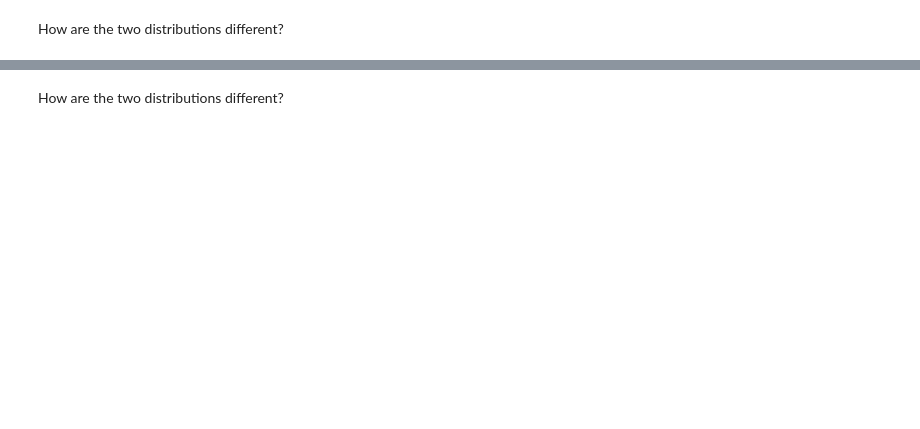
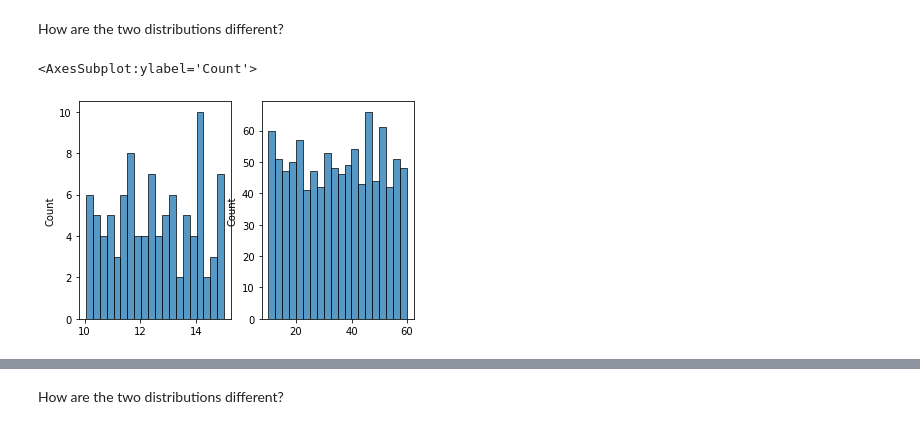
Before and after one commit to Ironhack-Data-Madrid-Marzo-2021/lab-continuous-probability-distribution, a Jupyter notebook: your-code/main.ipynb, the cells around one changed output, grey strips where cells are left out. Saved outputs shown, nothing was run; the diff lists cells and outputs as text; code cells hidden in the pictures; blank space fills up the shorter version.

```diff
--- a/your-code/main.ipynb
+++ b/your-code/main.ipynb
@@ -47,2 +55,11 @@ Your output should look like below:
+# %%
+# your code here
+def fun_num(bottom, ceiling, count):
+    x = uniform.rvs(size=count)
+    random = bottom + (ceiling - bottom) * x
+    return random
+
+num1 = fun_num(10, 15, 100)
+num2 = fun_num(10,60, 1000)
 # %% [markdown]
 How are the two distributions different?
@@ -51,3 +66,11 @@ How are the two distributions different?
+# %%
+# your answer below
+fig, (ax1, ax2) = plt.subplots(1, 2)
+sns.histplot(x = num1, bins = 20, ax = ax1)
+sns.histplot(x = num2, bins = 20, ax = ax2)
+# %% [output]
+<AxesSubplot:ylabel='Count'>
+[figure, added]
 # %% [markdown]
 ## Normal Distribution
 
```
Also changed, not shown: parts of 20 cells of this notebook.
